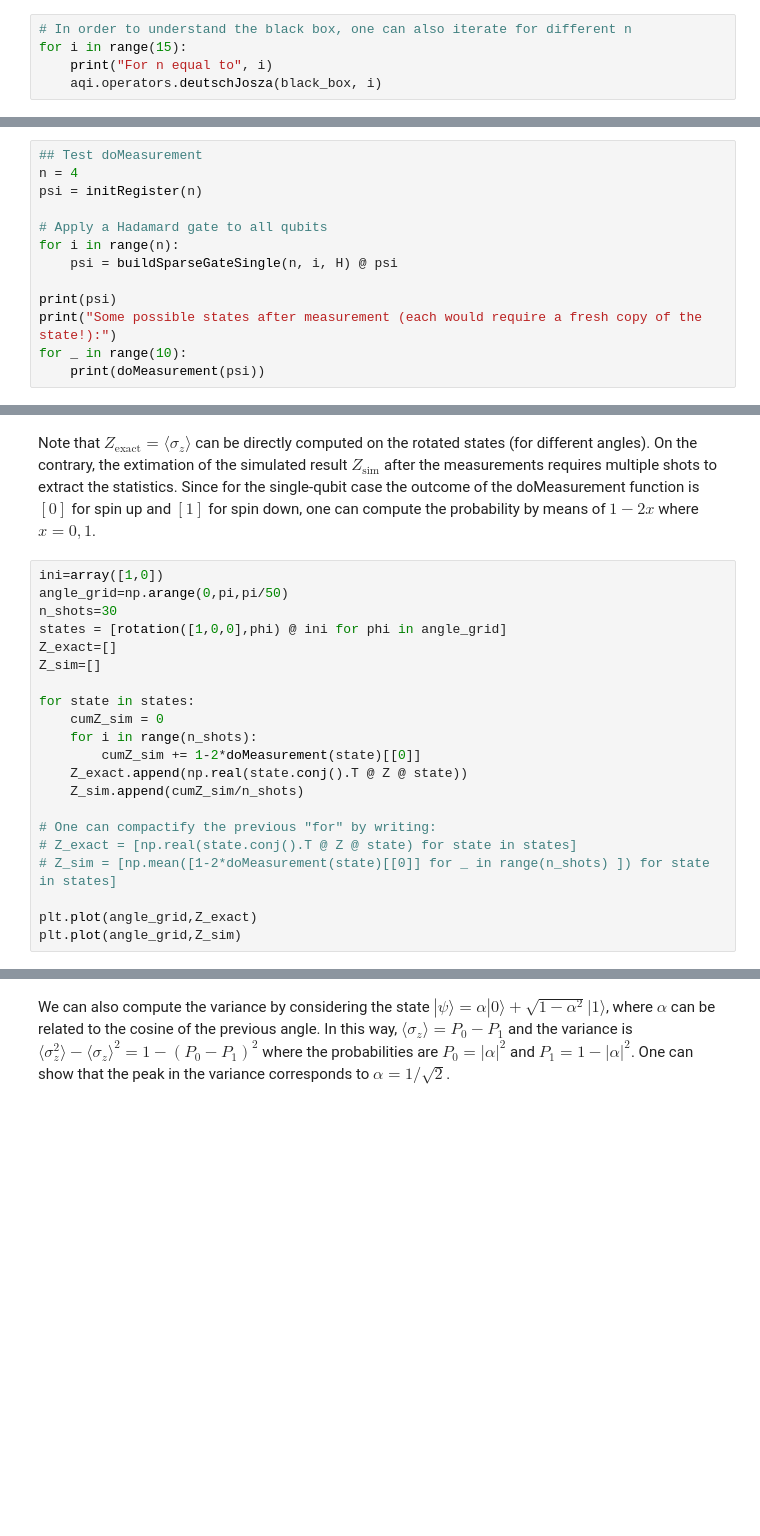
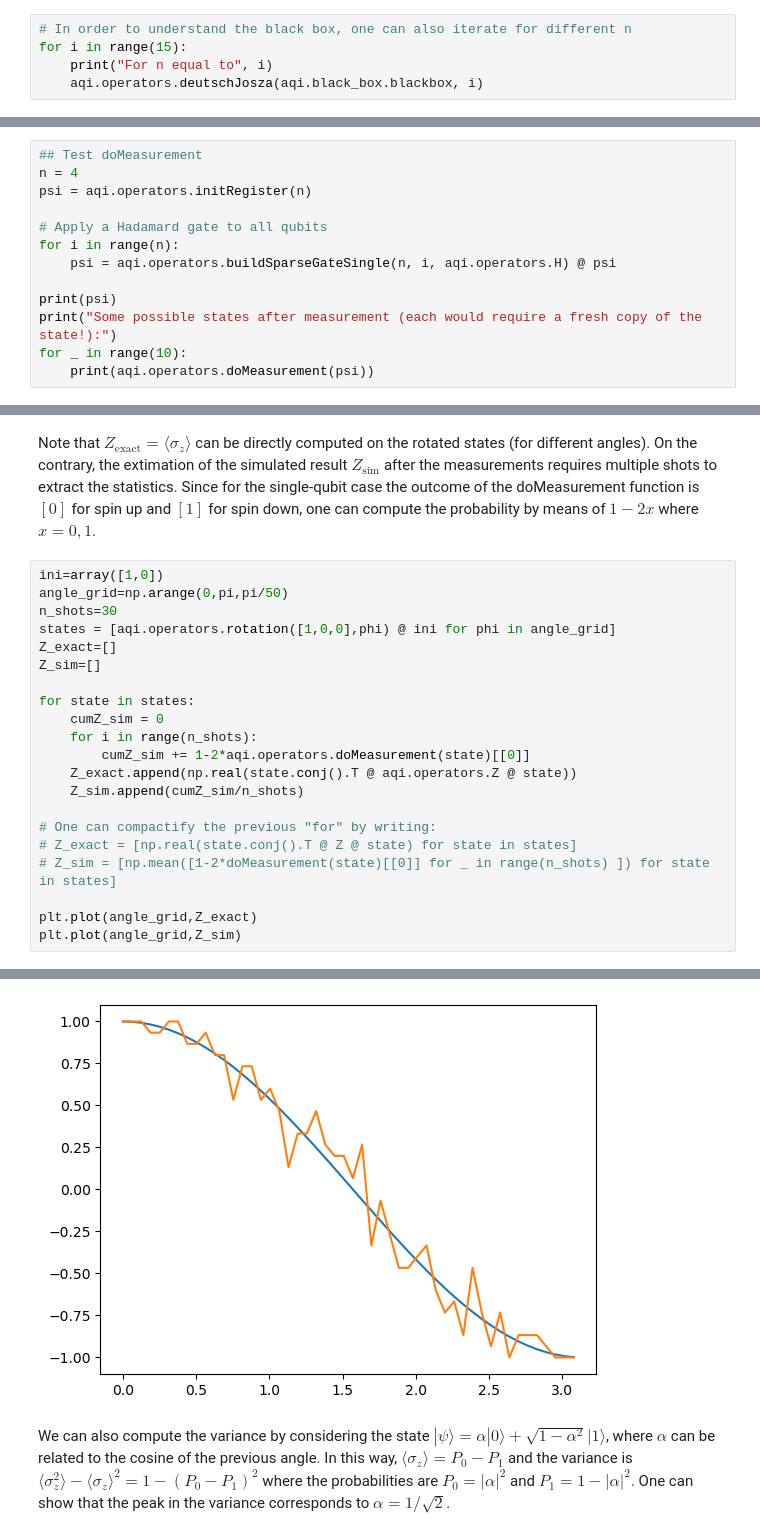
Before and after one commit to Abiyzelalem27/DeutschJozsaNoise, a Jupyter notebook: Solutions/solution_problem3.ipynb, the cells around one changed output, grey strips where cells are left out. Saved outputs shown, nothing was run; the diff lists cells and outputs as text; blank space fills up the shorter version.

```diff
--- a/Solutions/solution_problem3.ipynb
+++ b/Solutions/solution_problem3.ipynb
@@ -237,4 +253,4 @@ aqi.operators.deutschJosza(black_box, 5)
 # In order to understand the black box, one can also iterate for different n
 for i in range(15):
     print("For n equal to", i)
-    aqi.operators.deutschJosza(black_box, i)
+    aqi.operators.deutschJosza(aqi.black_box.blackbox, i)
@@ -249,13 +283,13 @@ Apply an $R_x$ rotation to single qubit initially in state $|0\rangle$ using var
 # %%
 ## Test doMeasurement
 n = 4
-psi = initRegister(n)
+psi = aqi.operators.initRegister(n)
 
 # Apply a Hadamard gate to all qubits
 for i in range(n):
-    psi = buildSparseGateSingle(n, i, H) @ psi
+    psi = aqi.operators.buildSparseGateSingle(n, i, aqi.operators.H) @ psi
 
 print(psi)
 print("Some possible states after measurement (each would require a fresh copy of the state!):")
 for _ in range(10):
-    print(doMeasurement(psi))
+    print(aqi.operators.doMeasurement(psi))
@@ -267,15 +315,15 @@ Since for the single-qubit case the outcome of the doMeasurement function is $[0
 ini=array([1,0])
 angle_grid=np.arange(0,pi,pi/50)
 n_shots=30
-states = [rotation([1,0,0],phi) @ ini for phi in angle_grid]
+states = [aqi.operators.rotation([1,0,0],phi) @ ini for phi in angle_grid]
 Z_exact=[]
 Z_sim=[]
 
 for state in states:
     cumZ_sim = 0
     for i in range(n_shots):
-        cumZ_sim += 1-2*doMeasurement(state)[[0]]
-    Z_exact.append(np.real(state.conj().T @ Z @ state))
+        cumZ_sim += 1-2*aqi.operators.doMeasurement(state)[[0]]
+    Z_exact.append(np.real(state.conj().T @ aqi.operators.Z @ state))
     Z_sim.append(cumZ_sim/n_shots)
 
 # One can compactify the previous "for" by writing:
@@ -284,3 +332,4 @@ for state in states:
 
 plt.plot(angle_grid,Z_exact)
 plt.plot(angle_grid,Z_sim)
+# %% [output]
@@ -287,3 +337,4 @@ plt.plot(angle_grid,Z_sim)
+[figure, added]
 # %% [markdown]
 We can also compute the variance by considering the state $|\psi\rangle=\alpha |0\rangle + \sqrt{1-\alpha^{2}}|1\rangle$, where $\alpha$ can be related to the cosine of the previous angle.
 In this way, $\langle \sigma_{z} \rangle = P_{0} - P_{1}$ and the variance is $\langle \sigma_{z}^{2} \rangle - \langle \sigma_{z} \rangle^{2} = 1 - (P_{0} - P_{1})^{2}$ where the probabilities are $P_{0}=|\alpha|^{2}$ and $P_{1}=1-|\alpha|^{2}$.
```
Also changed, not shown: parts of 19 cells of this notebook, 6 other files.
